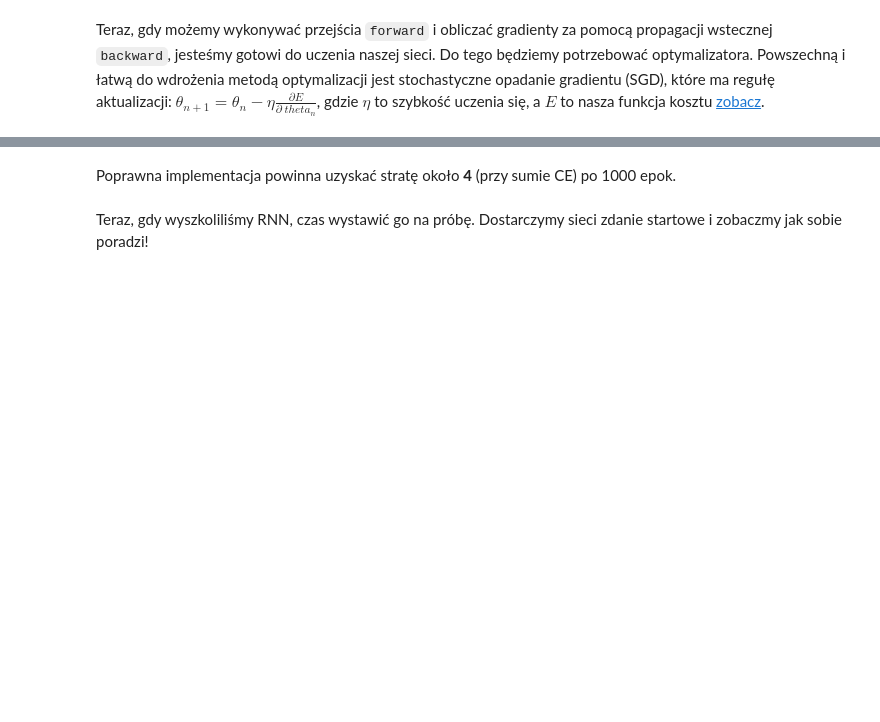
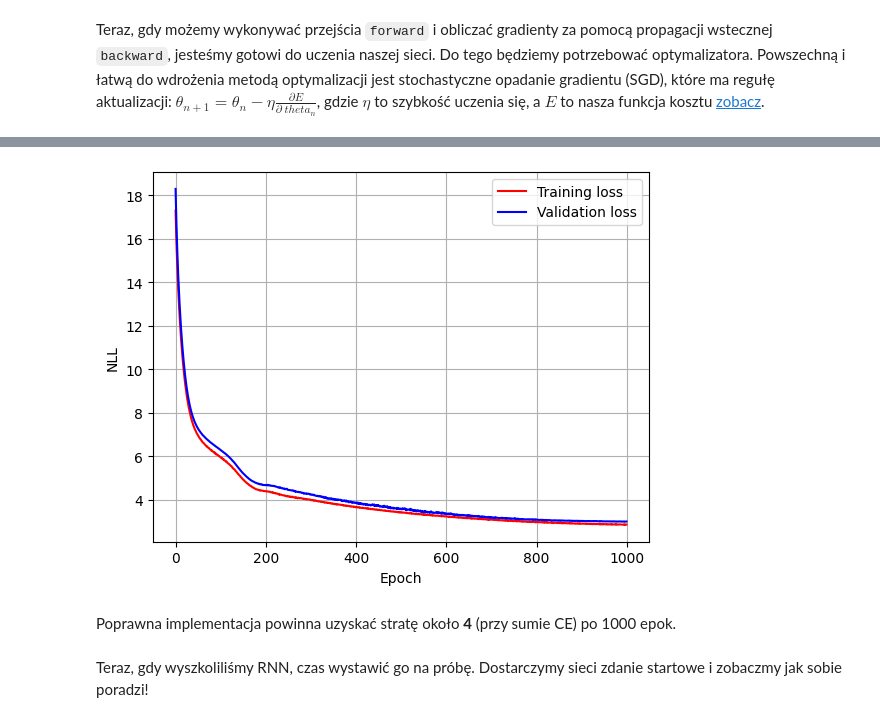
Before and after one commit to Shozye/studies-vegeta, a Jupyter notebook: umsi/lista6/lab6.ipynb, the cells around one changed output, grey strips where cells are left out. Saved outputs shown, nothing was run; the diff lists cells and outputs as text; code cells hidden in the pictures; blank space fills up the shorter version.

```diff
--- a/umsi/lista6/lab6.ipynb
+++ b/umsi/lista6/lab6.ipynb
@@ -122,9 +135,10 @@ def create_datasets(sequences, dataset_class, p_train=0.8, p_val=0.1, p_test=0.1
     num_test = int(len(sequences)*p_test)
 
     # TUTAJ TWOJ KOD!
-    sequences_train =
-    sequences_val =
-    sequences_test =
+    sequences_train = sequences[:num_train]
+    sequences_val = sequences[num_train:num_train + num_val]
+    sequences_test = sequences[num_train + num_val:num_train + num_val + num_test]
+
 
     def get_inputs_targets_from_sequences(sequences):
         inputs, targets = [], []
@@ -349,32 +401,29 @@ def backward_pass(inputs, outputs, hidden_states, targets, params):
 
         # Oblicz stratę entropii krzyżowej (jako skalar)
         # Podczas obliczania logarytmów dobrym pomysłem jest dodanie małej stałej (np. 1e-9)
-        # TWÓJ KOD TUTAJ!
-        loss +=
+        loss += -np.log(outputs[t][np.argmax(targets[t])] + 1e-9)
 
         # Propaguj wstecznie na wyjście (pochodna entropii krzyżowej)
         d_o = outputs[t].copy()
         d_o[np.argmax(targets[t])] -= 1
 
         # Propaguj wstecznie na W
-        # TWOJ KOD TUTAJ!
-        d_W +=
+        d_W += np.dot(d_o, hidden_states[t].T)
         d_b_out += d_o
 
         # Propaguj wstecznie do h
-        d_h =
+        d_h = np.dot(W.T, d_o) + d_h_next
 
         d_f = (1 - hidden_states[t]**2) * d_h
         d_b_hidden += d_f
 
         # Propaguj wstecznie do U
-        # TWOJ KOD TUTAJ!
-        d_U +=
+        d_U += np.dot(d_f, inputs[t].T)
 
         # Propaguj wstecznie do V
-        # TWOJ KOD TUTAJ!
-        d_V +=
-        d_h_next =
+        d_V += np.dot(d_f, hidden_states[t-1].T if t > 0 else 0)
+        d_h_next = np.dot(V.T, d_f)
+
 
     grads = d_U, d_V, d_W, d_b_hidden, d_b_out
 
@@ -390,7 +442,7 @@ print(loss)
 # %% [markdown]
 Teraz, gdy możemy wykonywać przejścia `forward` i obliczać gradienty za pomocą propagacji wstecznej `backward`, jesteśmy gotowi do uczenia naszej sieci. Do tego będziemy potrzebować optymalizatora. Powszechną i łatwą do wdrożenia metodą optymalizacji jest stochastyczne opadanie gradientu (SGD), które ma regułę aktualizacji: $\theta_{n+1} = \theta_{n} - \eta \frac{\partial E}{\partial \ theta_{n}}$, gdzie $\eta$ to szybkość uczenia się, a $E$ to nasza funkcja kosztu [zobacz](https://arxiv.org/abs/1609.04747).
 # %%
-def update_parameters(params, grads, lr=1e-3):
+def update_parameters(params, grads, lr):
     for param, grad in zip(params, grads):
         param -= lr * grad
     return params
@@ -401,6 +453,7 @@ from sklearn.utils import shuffle
 
 # Hyper-parameters
 num_epochs = 1000
+lr = 1e-3
 
 params = init_rnn(hidden_size=hidden_size, vocab_size=vocab_size)
 hidden_state = np.zeros((hidden_size, 1))
@@ -419,11 +472,11 @@ for i in range(num_epochs):
 
         # Forward pass
         # TWOJ KOD TUTAJ!
-        outputs, hidden_states =
-
+        outputs, hidden_states = forward_pass(inputs_one_hot, hidden_state, params)  # Forward pass
         # Backward pass
         # TWOJ KOD TUTAJ!
-        loss, _ =
+        loss, _ = backward_pass(inputs_one_hot, outputs, hidden_states, targets_one_hot, params)  # Backward pass
+
 
         epoch_validation_loss += loss
 
@@ -435,18 +488,18 @@ for i in range(num_epochs):
 
         # Forward pass
         # TWOJ KOD TUTAJ!
-        outputs, hidden_states =
+        outputs, hidden_states = forward_pass(inputs_one_hot, hidden_state, params)  # Forward pass
 
         # Backward pass
         # TWOJ KOD TUTAJ!
-        loss, grads =
+        loss, grads = backward_pass(inputs_one_hot, outputs, hidden_states, targets_one_hot, params)  # Backward pass
 
         if np.isnan(loss):
             raise ValueError('Gradient zanikł/eksplodował!')
 
         # Update parameters
         # TWOJ KOD TUTAJ!
-        params =
+        params = update_parameters(params, grads, lr=lr)  # Aktualizacja parametrów
 
         epoch_training_loss += loss
 
@@ -481,4 +534,6 @@ plt.plot(epoch, training_loss, 'r', label='Training loss',)
 plt.plot(epoch, validation_loss, 'b', label='Validation loss')
 plt.legend()
 plt.xlabel('Epoch'), plt.ylabel('NLL')
+plt.grid(visible=True)
 plt.show()
+# %% [output]
@@ -485,3 +558,4 @@ plt.show()
+[figure, added]
 # %% [markdown]
 Poprawna implementacja powinna uzyskać stratę około **4** (przy sumie CE) po 1000 epok.
 # %% [markdown]
```
Also changed, not shown: parts of 13 cells of this notebook.
